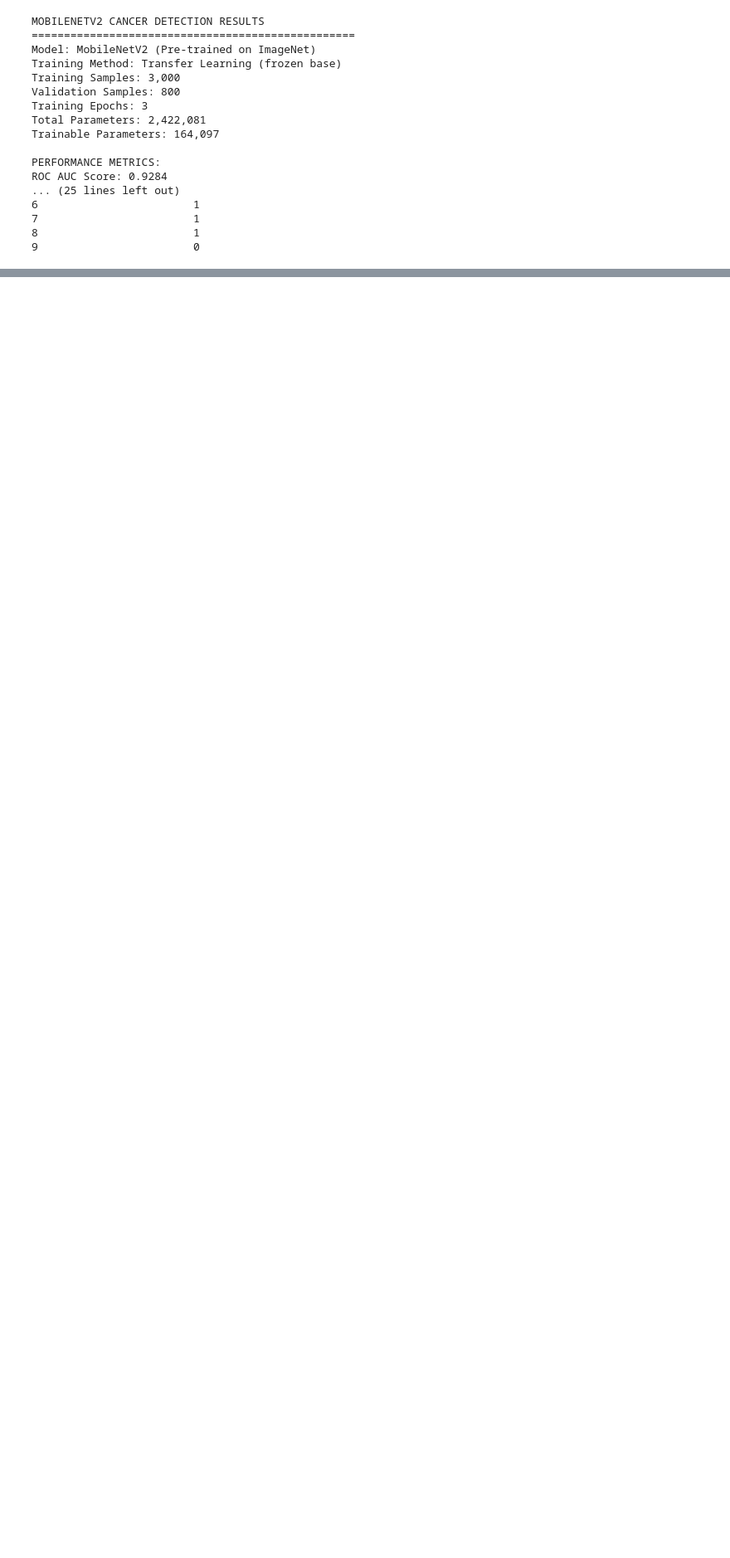
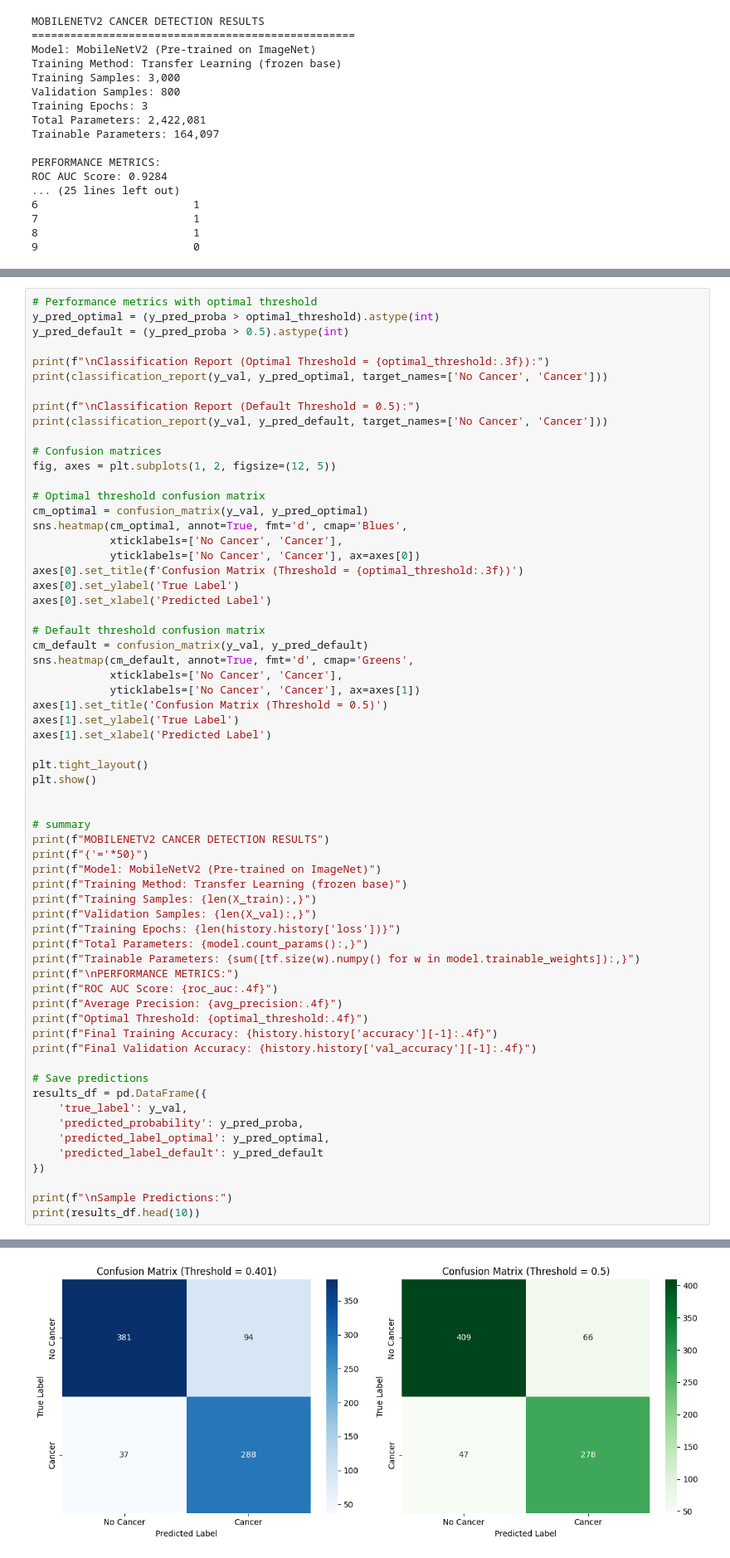
Before and after one commit to GHeart01/CNN_Cancer_Detection, a Jupyter notebook: CNN_Cancer_Detect.ipynb, the cells around one changed output, grey strips where cells are left out. Shown at 83% size. Saved outputs shown, nothing was run; the diff lists cells and outputs as text; blank space fills up the shorter version.

```diff
--- a/CNN_Cancer_Detect.ipynb
+++ b/CNN_Cancer_Detect.ipynb
@@ -622,0 +797,64 @@ ROC AUC Score: 0.9284
+# %%
+# Performance metrics with optimal threshold
+y_pred_optimal = (y_pred_proba > optimal_threshold).astype(int)
+y_pred_default = (y_pred_proba > 0.5).astype(int)
+
+print(f"\nClassification Report (Optimal Threshold = {optimal_threshold:.3f}):")
+print(classification_report(y_val, y_pred_optimal, target_names=['No Cancer', 'Cancer']))
+
+print(f"\nClassification Report (Default Threshold = 0.5):")
+print(classification_report(y_val, y_pred_default, target_names=['No Cancer', 'Cancer']))
+
+# Confusion matrices
+fig, axes = plt.subplots(1, 2, figsize=(12, 5))
+
+# Optimal threshold confusion matrix
+cm_optimal = confusion_matrix(y_val, y_pred_optimal)
+sns.heatmap(cm_optimal, annot=True, fmt='d', cmap='Blues',
+            xticklabels=['No Cancer', 'Cancer'],
+            yticklabels=['No Cancer', 'Cancer'], ax=axes[0])
+axes[0].set_title(f'Confusion Matrix (Threshold = {optimal_threshold:.3f})')
+axes[0].set_ylabel('True Label')
+axes[0].set_xlabel('Predicted Label')
+
+# Default threshold confusion matrix
+cm_default = confusion_matrix(y_val, y_pred_default)
+sns.heatmap(cm_default, annot=True, fmt='d', cmap='Greens',
+            xticklabels=['No Cancer', 'Cancer'],
+            yticklabels=['No Cancer', 'Cancer'], ax=axes[1])
+axes[1].set_title('Confusion Matrix (Threshold = 0.5)')
+axes[1].set_ylabel('True Label')
+axes[1].set_xlabel('Predicted Label')
+
+plt.tight_layout()
+plt.show()
+
+
+# summary
+print(f"MOBILENETV2 CANCER DETECTION RESULTS")
+print(f"{'='*50}")
+print(f"Model: MobileNetV2 (Pre-trained on ImageNet)")
+print(f"Training Method: Transfer Learning (frozen base)")
+print(f"Training Samples: {len(X_train):,}")
+print(f"Validation Samples: {len(X_val):,}")
+print(f"Training Epochs: {len(history.history['loss'])}")
+print(f"Total Parameters: {model.count_params():,}")
+print(f"Trainable Parameters: {sum([tf.size(w).numpy() for w in model.trainable_weights]):,}")
+print(f"\nPERFORMANCE METRICS:")
+print(f"ROC AUC Score: {roc_auc:.4f}")
+print(f"Average Precision: {avg_precision:.4f}")
+print(f"Optimal Threshold: {optimal_threshold:.4f}")
+print(f"Final Training Accuracy: {history.history['accuracy'][-1]:.4f}")
+print(f"Final Validation Accuracy: {history.history['val_accuracy'][-1]:.4f}")
+
+# Save predictions
+results_df = pd.DataFrame({
+    'true_label': y_val,
+    'predicted_probability': y_pred_proba,
+    'predicted_label_optimal': y_pred_optimal,
+    'predicted_label_default': y_pred_default
+})
+
+print(f"\nSample Predictions:")
+print(results_df.head(10))
+# %% [output]
@@ -622,0 +881 @@ ROC AUC Score: 0.9284
+[figure, added]
```
Also changed, not shown: parts of 11 cells of this notebook.
